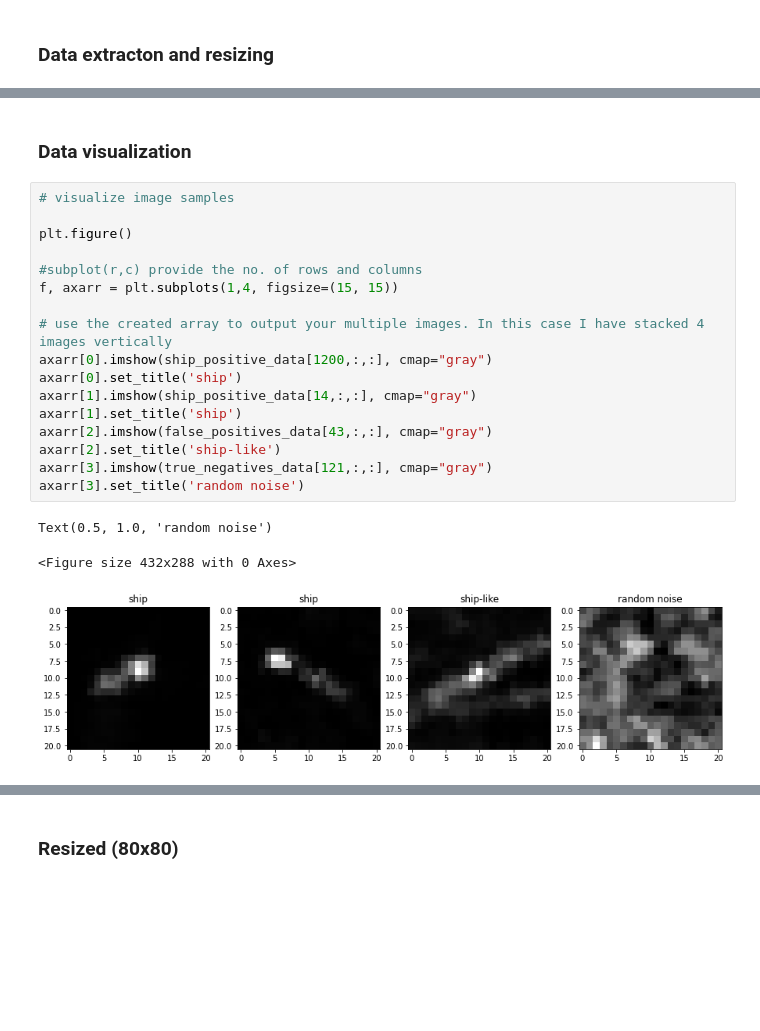
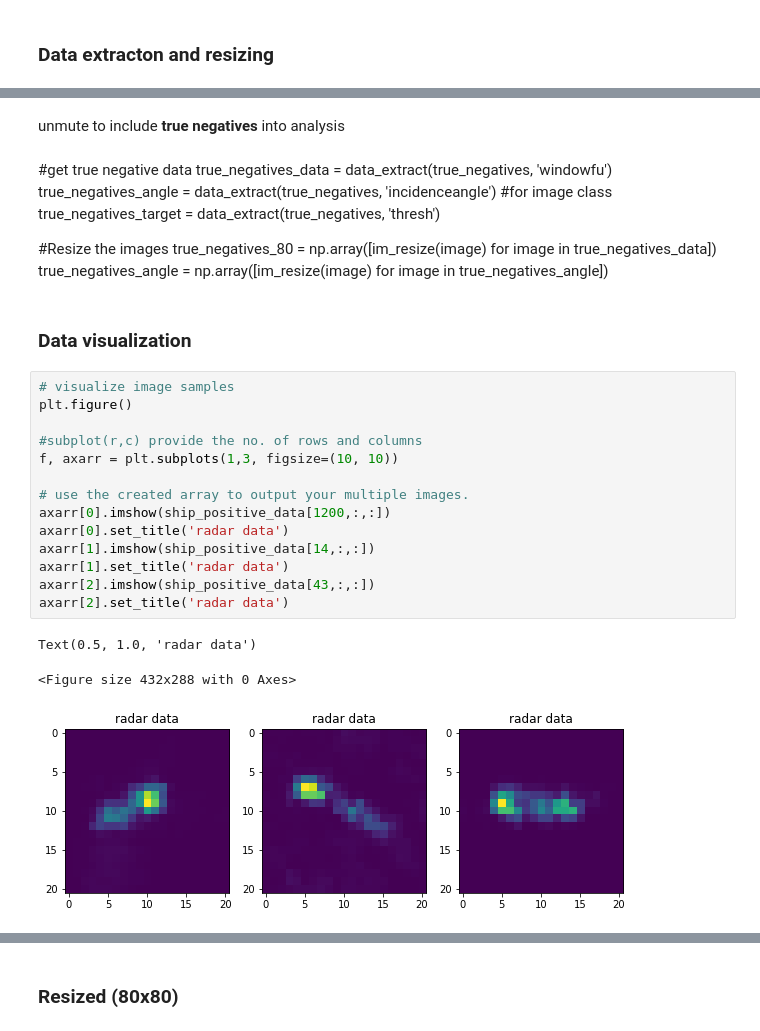
Before and after one commit to armkhudinyan/sar-ship-detect, a Jupyter notebook: scripts/Dechesne_under_development.ipynb, the cells around one changed output, grey strips where cells are left out. Saved outputs shown, nothing was run; the diff lists cells and outputs as text; blank space fills up the shorter version.

```diff
--- a/scripts/Dechesne_under_development.ipynb
+++ b/scripts/Dechesne_under_development.ipynb
@@ -101,23 +99,32 @@ true_negatives_angle = np.array([im_resize(image) for image in true_negatives_an
+# %% [markdown]
+unmute to include **true negatives** into analysis
+# %% [markdown]
+#get true negative data
+true_negatives_data = data_extract(true_negatives, 'windowfu')
+true_negatives_angle = data_extract(true_negatives, 'incidenceangle')
+#for image class
+true_negatives_target = data_extract(true_negatives, 'thresh')
+
+#Resize the images
+true_negatives_80 = np.array([im_resize(image) for image in true_negatives_data])
+true_negatives_angle = np.array([im_resize(image) for image in true_negatives_angle])
 # %% [markdown]
 ### Data visualization
 # %%
 # visualize image samples
-
 plt.figure()
 
 #subplot(r,c) provide the no. of rows and columns
-f, axarr = plt.subplots(1,4, figsize=(15, 15))
+f, axarr = plt.subplots(1,3, figsize=(10, 10))
 
-# use the created array to output your multiple images. In this case I have stacked 4 images vertically
-axarr[0].imshow(ship_positive_data[1200,:,:], cmap="gray")
-axarr[0].set_title('ship')
-axarr[1].imshow(ship_positive_data[14,:,:], cmap="gray")
-axarr[1].set_title('ship')
-axarr[2].imshow(false_positives_data[43,:,:], cmap="gray")
-axarr[2].set_title('ship-like')
-axarr[3].imshow(true_negatives_data[121,:,:], cmap="gray")
-axarr[3].set_title('random noise')
+# use the created array to output your multiple images.
+axarr[0].imshow(ship_positive_data[1200,:,:])
+axarr[0].set_title('radar data')
+axarr[1].imshow(ship_positive_data[14,:,:])
+axarr[1].set_title('radar data')
+axarr[2].imshow(ship_positive_data[43,:,:])
+axarr[2].set_title('radar data')
 # %% [output]
-Text(0.5, 1.0, 'random noise')
+Text(0.5, 1.0, 'radar data')
 <Figure size 432x288 with 0 Axes>
-[figure, old version]
+[figure, new version]
```
Also changed, not shown: parts of 24 cells of this notebook.
